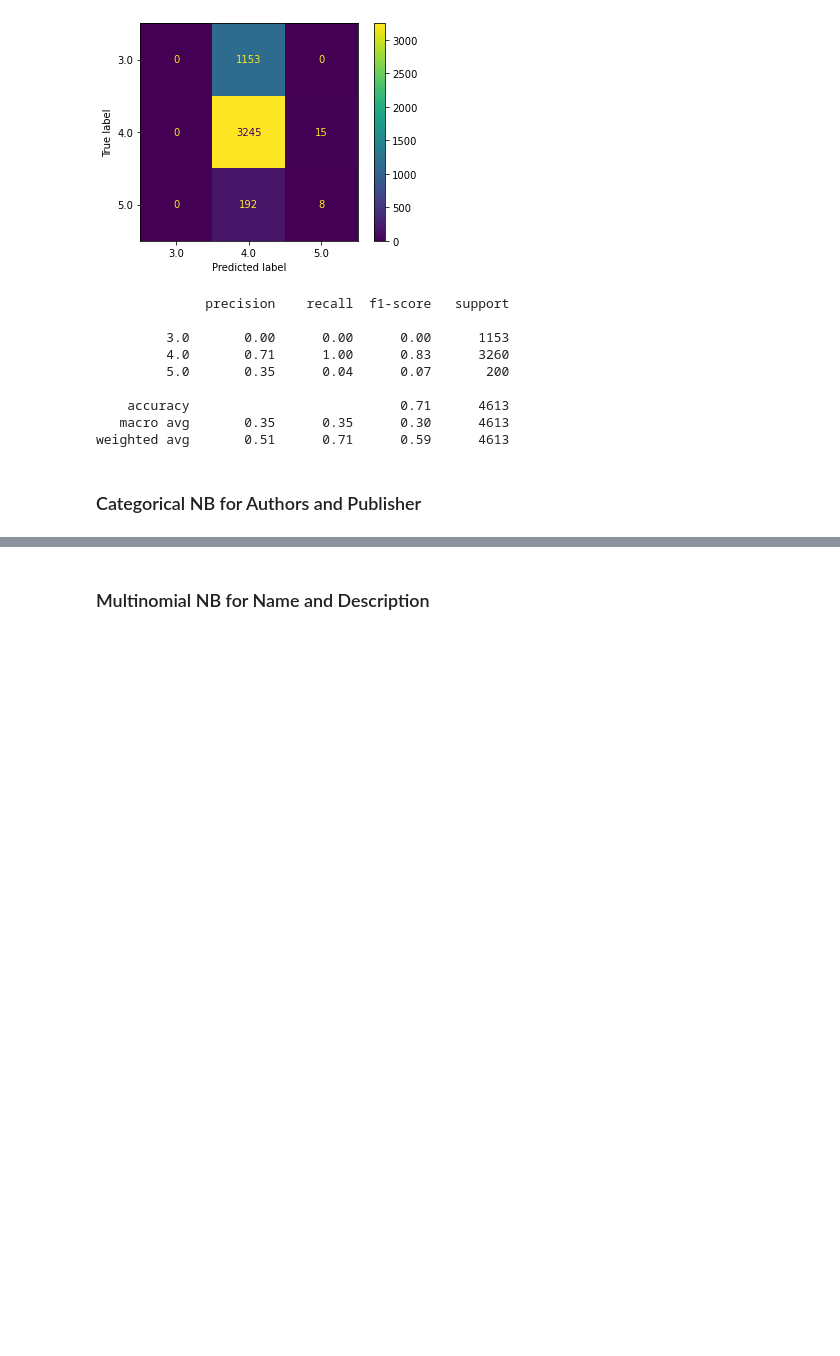
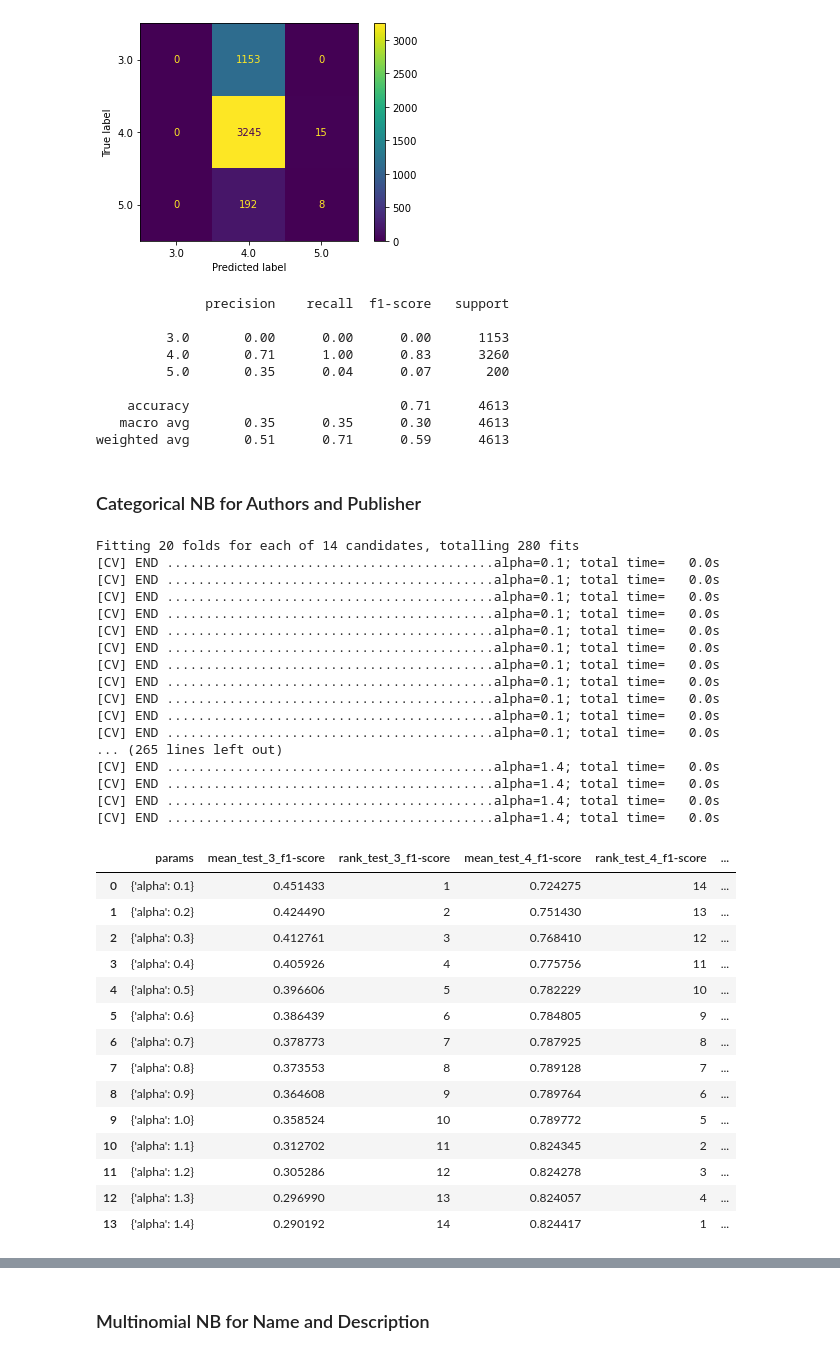
Before and after one commit to 7angel4/Goodreads-rating-classification, a Jupyter notebook: comp30027-a2.ipynb, the cells around one changed output, grey strips where cells are left out. Cells and saved outputs as stored; diff of their text form; code cells hidden in the pictures; blank space fills up the shorter version.

```diff
--- a/comp30027-a2.ipynb
+++ b/comp30027-a2.ipynb
@@ -383,12 +384,45 @@ weighted avg       0.51      0.71      0.59      4613
 ### Categorical NB for Authors and Publisher
 # %%
 # Tuning for alpha smoothing
-cnb = CategoricalNB(min_categories = [enc.categories_[0].size, enc.categories_[1].size])
+cnb = CategoricalNB(min_categories = [X_train_categorical[feature].nunique()+1 for feature in X_train_categorical.columns])
 param_grid = {'alpha': [i/10 for i in range(1, 15, 1)]}
 tune_hyperparameter(cnb, param_grid, X_train_categorical, y_train.astype(int))
 
 # larger alpha -> overestimate the likelihood
 # could be because there is more samples with label4 ratings, and the missing values are randomly
 # distributed across the dataset, hence more samples with label4 rating with missing values
 # -> likelihood of P(x|c=4) overestimated -> more samples predicted to have label=4
+# %% [output]
+Fitting 20 folds for each of 14 candidates, totalling 280 fits
+[CV] END ..........................................alpha=0.1; total time=   0.0s
+[CV] END ..........................................alpha=0.1; total time=   0.0s
+[CV] END ..........................................alpha=0.1; total time=   0.0s
+[CV] END ..........................................alpha=0.1; total time=   0.0s
+[CV] END ..........................................alpha=0.1; total time=   0.0s
+[CV] END ..........................................alpha=0.1; total time=   0.0s
+[CV] END ..........................................alpha=0.1; total time=   0.0s
+[CV] END ..........................................alpha=0.1; total time=   0.0s
+[CV] END ..........................................alpha=0.1; total time=   0.0s
+[CV] END ..........................................alpha=0.1; total time=   0.0s
+[CV] END ..........................................alpha=0.1; total time=   0.0s
+... (265 lines left out)
+[CV] END ..........................................alpha=1.4; total time=   0.0s
+[CV] END ..........................................alpha=1.4; total time=   0.0s
+[CV] END ..........................................alpha=1.4; total time=   0.0s
+[CV] END ..........................................alpha=1.4; total time=   0.0s
+|  | params | mean_test_3_f1-score | rank_test_3_f1-score | mean_test_4_f1-score | rank_test_4_f1-score | ... |
+| 0 | {'alpha': 0.1} | 0.451433 | 1 | 0.724275 | 14 | ... |
+| 1 | {'alpha': 0.2} | 0.424490 | 2 | 0.751430 | 13 | ... |
+| 2 | {'alpha': 0.3} | 0.412761 | 3 | 0.768410 | 12 | ... |
+| 3 | {'alpha': 0.4} | 0.405926 | 4 | 0.775756 | 11 | ... |
+| 4 | {'alpha': 0.5} | 0.396606 | 5 | 0.782229 | 10 | ... |
+| 5 | {'alpha': 0.6} | 0.386439 | 6 | 0.784805 | 9 | ... |
+| 6 | {'alpha': 0.7} | 0.378773 | 7 | 0.787925 | 8 | ... |
+| 7 | {'alpha': 0.8} | 0.373553 | 8 | 0.789128 | 7 | ... |
+| 8 | {'alpha': 0.9} | 0.364608 | 9 | 0.789764 | 6 | ... |
+| 9 | {'alpha': 1.0} | 0.358524 | 10 | 0.789772 | 5 | ... |
+| 10 | {'alpha': 1.1} | 0.312702 | 11 | 0.824345 | 2 | ... |
+| 11 | {'alpha': 1.2} | 0.305286 | 12 | 0.824278 | 3 | ... |
+| 12 | {'alpha': 1.3} | 0.296990 | 13 | 0.824057 | 4 | ... |
+| 13 | {'alpha': 1.4} | 0.290192 | 14 | 0.824417 | 1 | ... |
 # %%
```
Also changed, not shown: parts of 10 cells of this notebook, 1 other file.
